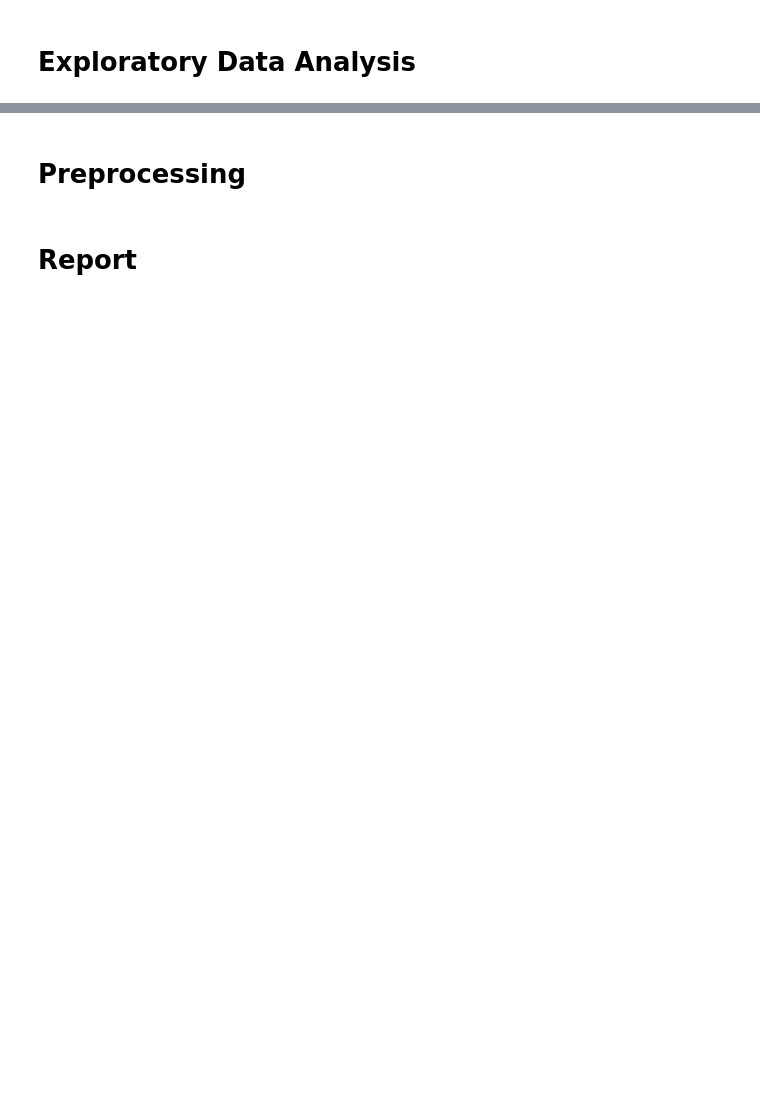
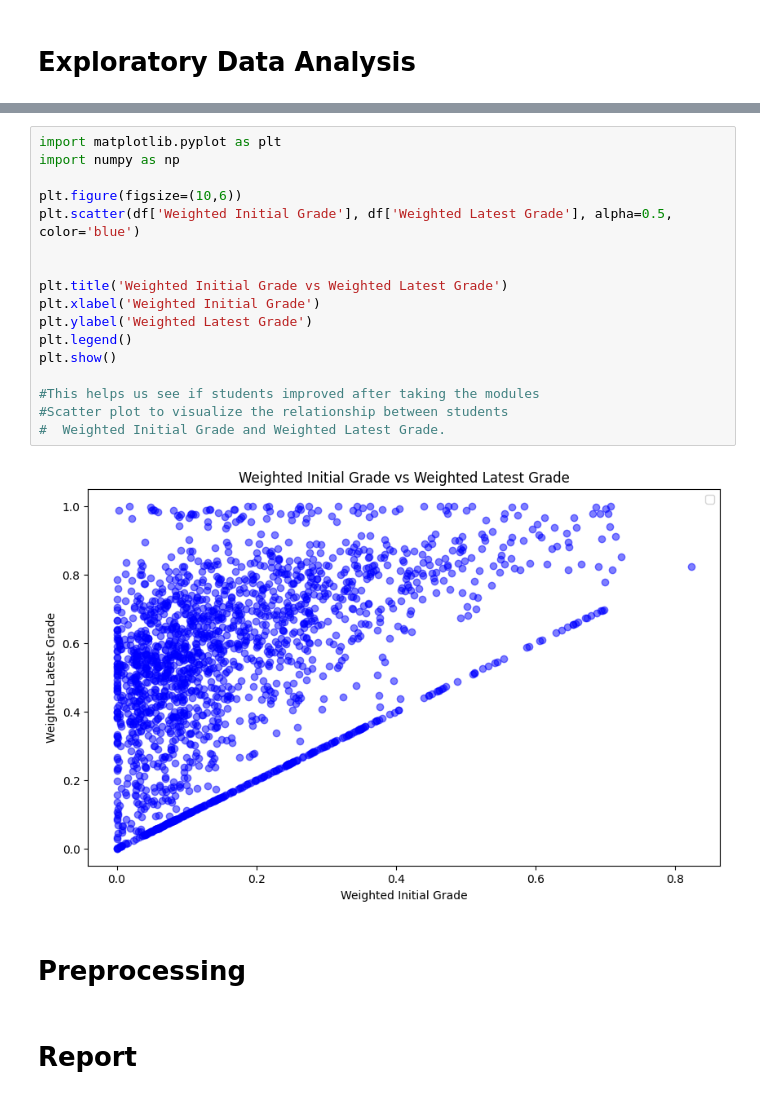
Before and after one commit to KaiserLycan/DSS-Project, a Jupyter notebook: Aleks + Calculus (Group 7).ipynb, the cells around one changed output, grey strips where cells are left out. Drawn from its saved outputs; the diff is of its cells as text; blank space fills up the shorter version.

```diff
--- a/Aleks + Calculus (Group 7).ipynb
+++ b/Aleks + Calculus (Group 7).ipynb
@@ -105,3 +172,22 @@ np.int64(37)
+# %%
+import matplotlib.pyplot as plt
+import numpy as np
+
+plt.figure(figsize=(10,6))
+plt.scatter(df['Weighted Initial Grade'], df['Weighted Latest Grade'], alpha=0.5, color='blue')
+
+
+plt.title('Weighted Initial Grade vs Weighted Latest Grade')
+plt.xlabel('Weighted Initial Grade')
+plt.ylabel('Weighted Latest Grade')
+plt.legend()
+plt.show()
+
+#This helps us see if students improved after taking the modules
+#Scatter plot to visualize the relationship between students
+#  Weighted Initial Grade and Weighted Latest Grade.
+# %% [output]
+[figure, added]
 # %% [markdown]
 # Preprocessing
 # %% [markdown]
```
Also changed, not shown: parts of 4 cells of this notebook.
